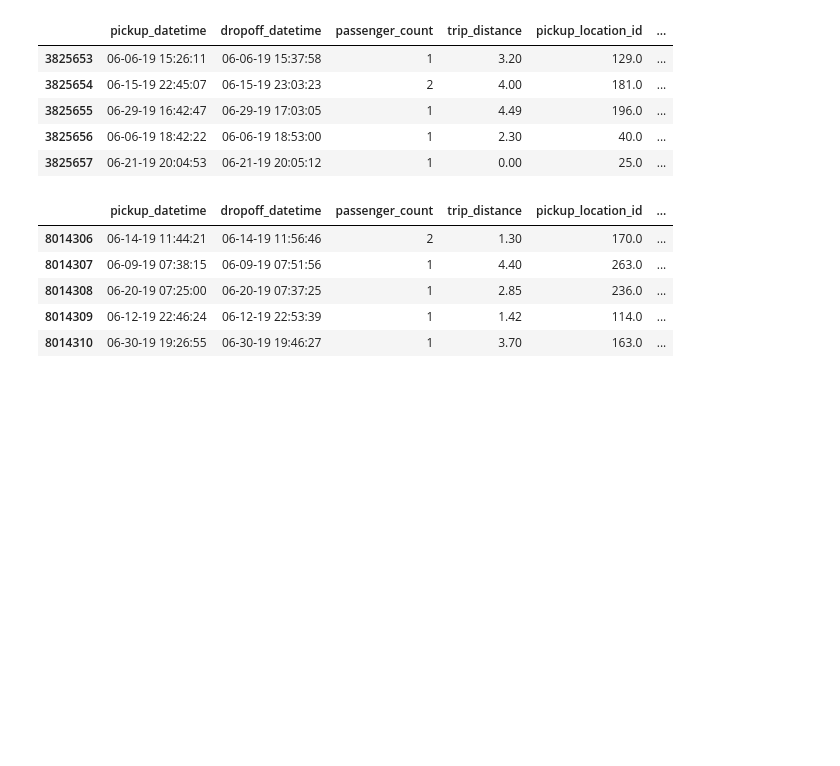
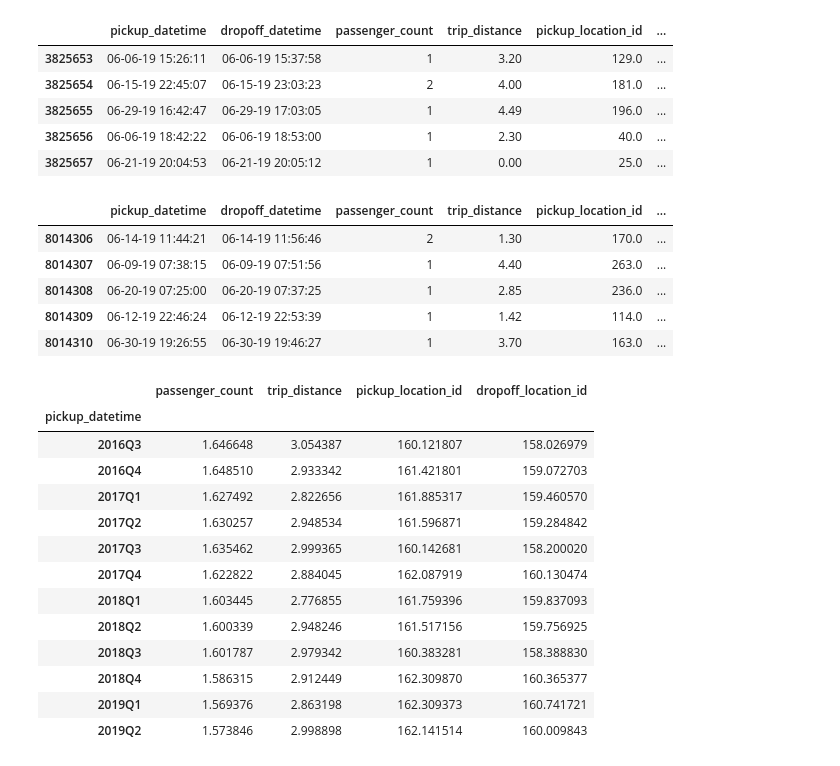
Before and after one commit to fpervaiz/LondonSpringDatathon2020, a Jupyter notebook: taxi_analysis.ipynb, the cells around one changed output. Drawn from its saved outputs; the diff is of its cells as text; code cells hidden in the pictures; blank space fills up the shorter version.

```diff
--- a/taxi_analysis.ipynb
+++ b/taxi_analysis.ipynb
@@ -115,0 +126,19 @@ taxis_yellow.to_csv('nyc_yellow_cleaned.csv')
+# %%
+#grp_t_yel = taxis_yellow.groupby(taxis_yellow['pickup_datetime'].dt.to_period('Q'))
+y_m = grp_t_yel.mean()[3:15]
+y_m
+# %% [output]
+|  | passenger_count | trip_distance | pickup_location_id | dropoff_location_id |
+| pickup_datetime |  |  |  |  |
+| 2016Q3 | 1.646648 | 3.054387 | 160.121807 | 158.026979 |
+| 2016Q4 | 1.648510 | 2.933342 | 161.421801 | 159.072703 |
+| 2017Q1 | 1.627492 | 2.822656 | 161.885317 | 159.460570 |
+| 2017Q2 | 1.630257 | 2.948534 | 161.596871 | 159.284842 |
+| 2017Q3 | 1.635462 | 2.999365 | 160.142681 | 158.200020 |
+| 2017Q4 | 1.622822 | 2.884045 | 162.087919 | 160.130474 |
+| 2018Q1 | 1.603445 | 2.776855 | 161.759396 | 159.837093 |
+| 2018Q2 | 1.600339 | 2.948246 | 161.517156 | 159.756925 |
+| 2018Q3 | 1.601787 | 2.979342 | 160.383281 | 158.388830 |
+| 2018Q4 | 1.586315 | 2.912449 | 162.309870 | 160.365377 |
+| 2019Q1 | 1.569376 | 2.863198 | 162.309373 | 160.741721 |
+| 2019Q2 | 1.573846 | 2.998898 | 162.141514 | 160.009843 |
```
Also changed, not shown: parts of 8 cells of this notebook, 1 other file.
